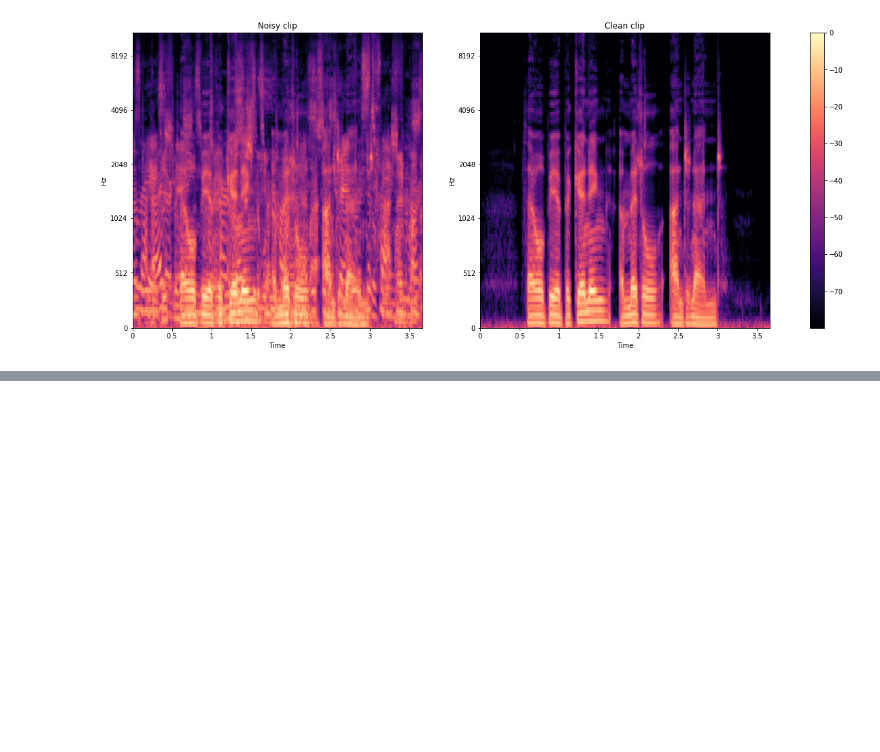
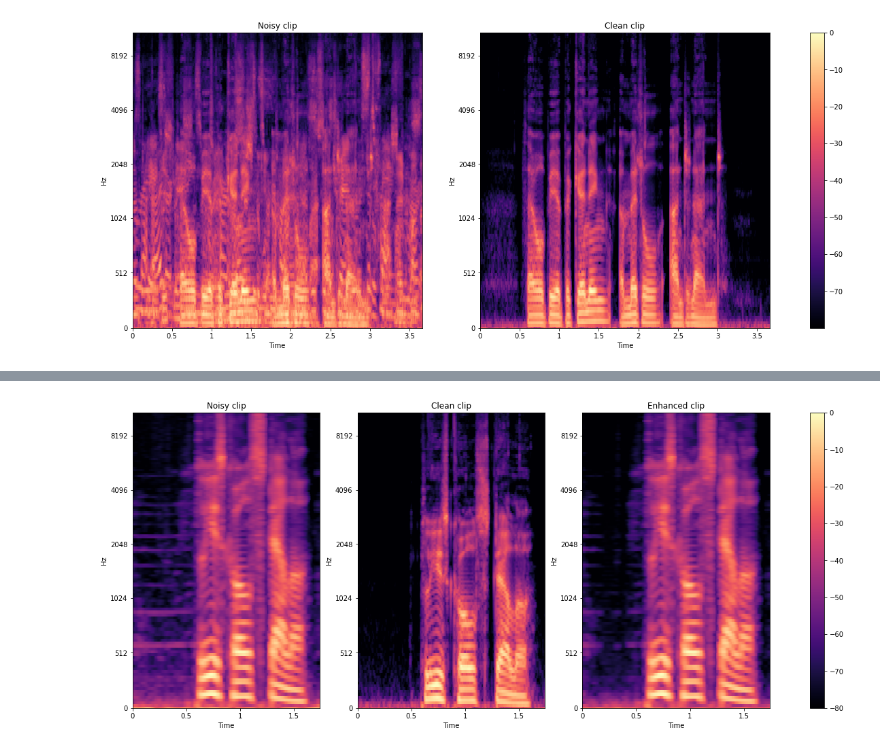
Before and after one commit to chrispmaag/pulseaudio_speech_enhancement, a Jupyter notebook: notebooks/spectogram.ipynb, the cells around one changed output, grey strips where cells are left out. Saved outputs shown, nothing was run; the diff lists cells and outputs as text; code cells hidden in the pictures; blank space fills up the shorter version.

```diff
--- a/notebooks/spectogram.ipynb
+++ b/notebooks/spectogram.ipynb
@@ -45,0 +150,5 @@ plot_melspectrogram(
+# %%
+# v3: noisy, clean, enhanced
+plot_melspectrogram_with_enhanced_v3('p232_001')
+# %% [output]
+[figure, added]
```
Also changed, not shown: parts of 25 cells of this notebook.
